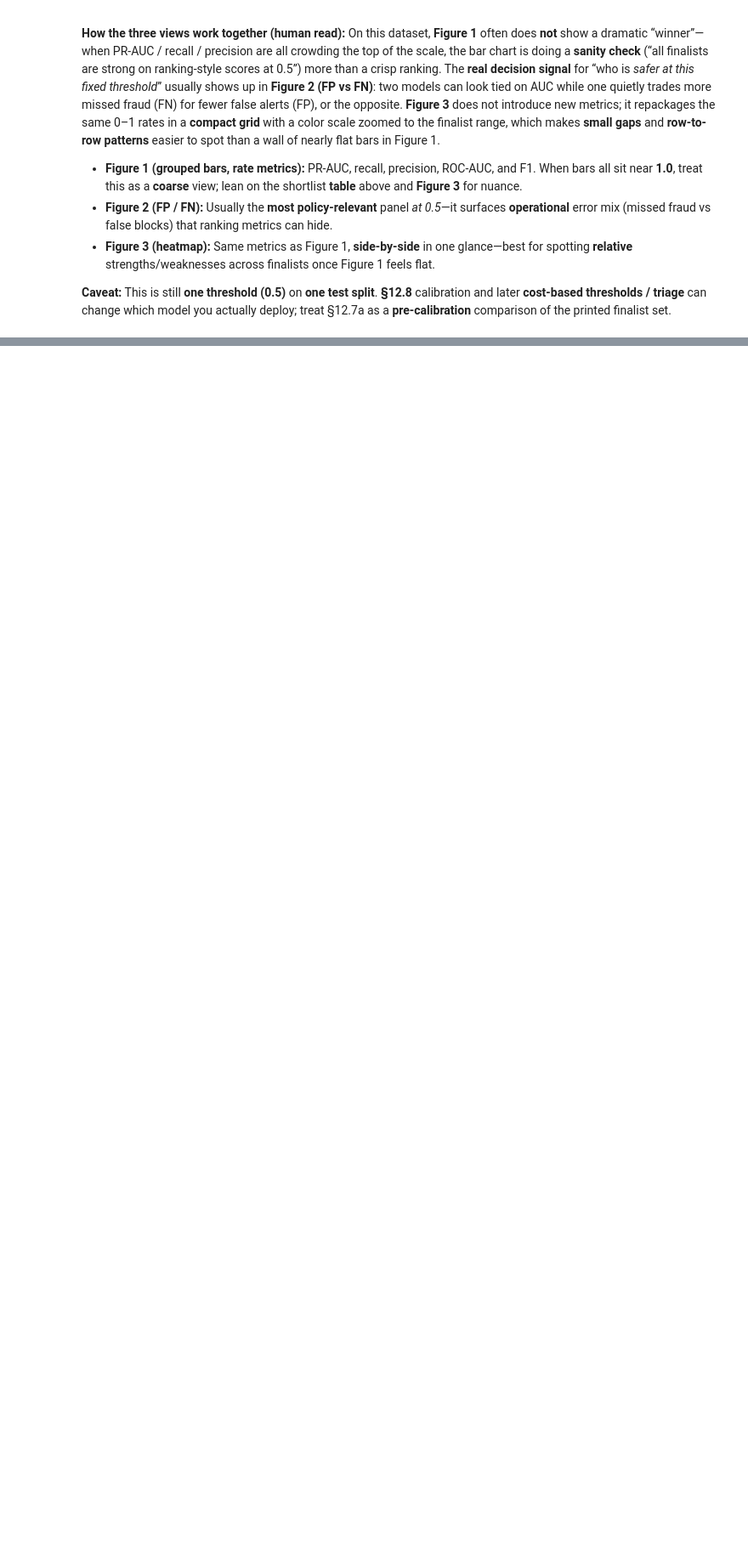
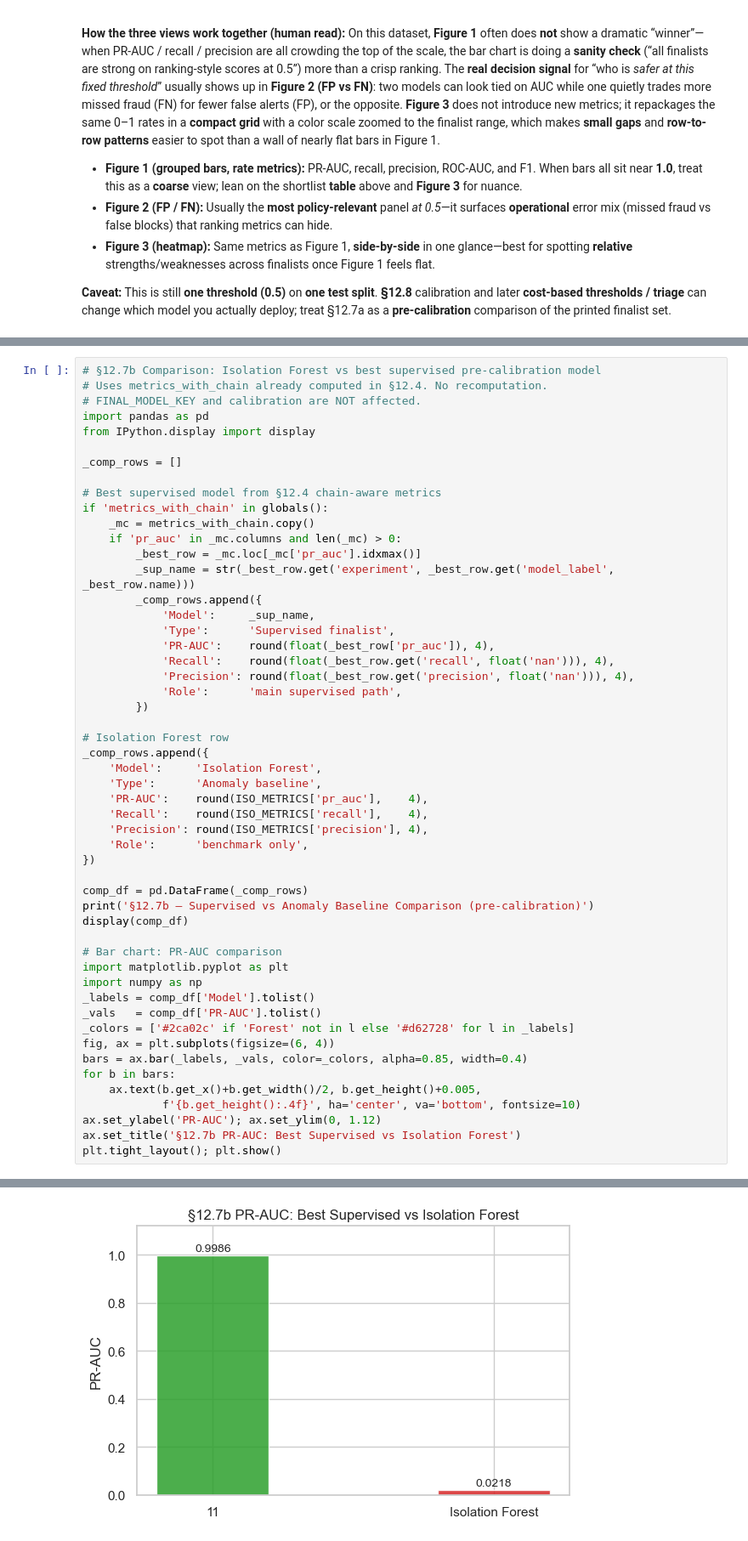
Before and after one commit to Snehasingh-21/PaySim-Fraud-Triage, a Jupyter notebook: 01_eda_paysim.ipynb, the cells around one changed output, grey strips where cells are left out. Shown at 85% size. Drawn from its saved outputs; the diff is of its cells as text; blank space fills up the shorter version.

```diff
--- a/01_eda_paysim.ipynb
+++ b/01_eda_paysim.ipynb
@@ -2203,0 +2290,53 @@ Policy thresholds: {'MIN_FINALISTS': 2, 'MAX_FINALISTS': 6, 'THRESH_PR_AUC_GAP':
+# %%
+# §12.7b Comparison: Isolation Forest vs best supervised pre-calibration model
+# Uses metrics_with_chain already computed in §12.4. No recomputation.
+# FINAL_MODEL_KEY and calibration are NOT affected.
+import pandas as pd
+from IPython.display import display
+
+_comp_rows = []
+
+# Best supervised model from §12.4 chain-aware metrics
+if 'metrics_with_chain' in globals():
+    _mc = metrics_with_chain.copy()
+    if 'pr_auc' in _mc.columns and len(_mc) > 0:
+        _best_row = _mc.loc[_mc['pr_auc'].idxmax()]
+        _sup_name = str(_best_row.get('experiment', _best_row.get('model_label', _best_row.name)))
+        _comp_rows.append({
+            'Model':     _sup_name,
+            'Type':      'Supervised finalist',
+            'PR-AUC':    round(float(_best_row['pr_auc']), 4),
+            'Recall':    round(float(_best_row.get('recall', float('nan'))), 4),
+            'Precision': round(float(_best_row.get('precision', float('nan'))), 4),
+            'Role':      'main supervised path',
+        })
+
+# Isolation Forest row
+_comp_rows.append({
+    'Model':     'Isolation Forest',
+    'Type':      'Anomaly baseline',
+    'PR-AUC':    round(ISO_METRICS['pr_auc'],    4),
+    'Recall':    round(ISO_METRICS['recall'],    4),
+    'Precision': round(ISO_METRICS['precision'], 4),
+    'Role':      'benchmark only',
+})
+
+comp_df = pd.DataFrame(_comp_rows)
+print('§12.7b — Supervised vs Anomaly Baseline Comparison (pre-calibration)')
+display(comp_df)
+
+# Bar chart: PR-AUC comparison
+import matplotlib.pyplot as plt
+import numpy as np
+_labels = comp_df['Model'].tolist()
+_vals   = comp_df['PR-AUC'].tolist()
+_colors = ['#2ca02c' if 'Forest' not in l else '#d62728' for l in _labels]
+fig, ax = plt.subplots(figsize=(6, 4))
+bars = ax.bar(_labels, _vals, color=_colors, alpha=0.85, width=0.4)
+for b in bars:
+    ax.text(b.get_x()+b.get_width()/2, b.get_height()+0.005,
+            f'{b.get_height():.4f}', ha='center', va='bottom', fontsize=10)
+ax.set_ylabel('PR-AUC'); ax.set_ylim(0, 1.12)
+ax.set_title('§12.7b PR-AUC: Best Supervised vs Isolation Forest')
+plt.tight_layout(); plt.show()
+# %% [output]
@@ -2203,0 +2347 @@ Policy thresholds: {'MIN_FINALISTS': 2, 'MAX_FINALISTS': 6, 'THRESH_PR_AUC_GAP':
+[figure, added]
```
Also changed, not shown: parts of 9 cells of this notebook, 1 other file.
